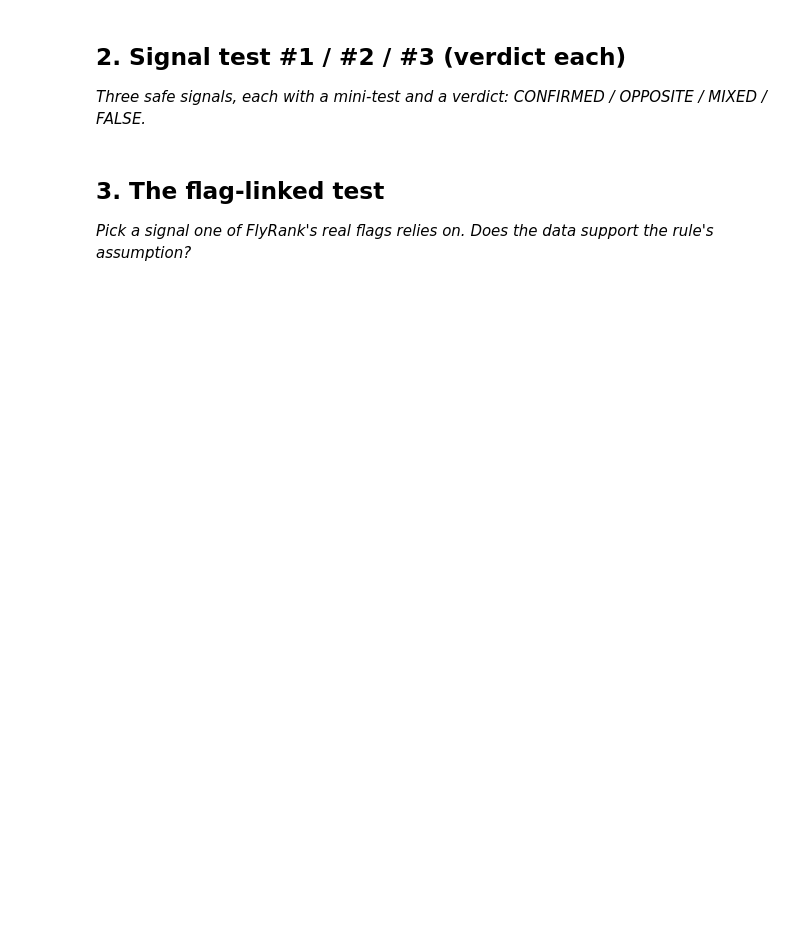
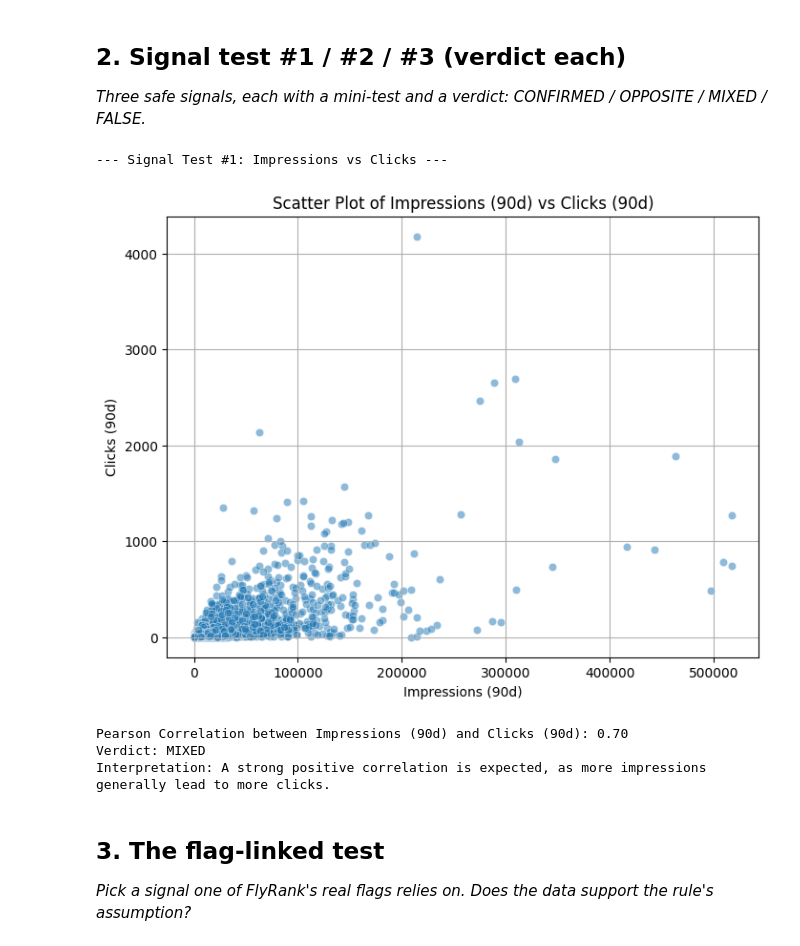
Before and after one commit to srvnkumr27/flyrank-ml-internship, a Jupyter notebook: work/notebooks/w04_signal_audit.ipynb, the cells around one changed output. Cells and saved outputs as stored; diff of their text form; code cells hidden in the pictures; blank space fills up the shorter version.

```diff
--- a/work/notebooks/w04_signal_audit.ipynb
+++ b/work/notebooks/w04_signal_audit.ipynb
@@ -14,6 +39,44 @@ This skeleton is yours to fill. Work the sections **in order** — each one has
 ## 2. Signal test #1 / #2 / #3 (verdict each)
 
 *Three safe signals, each with a mini-test and a verdict: CONFIRMED / OPPOSITE / MIXED / FALSE.*
+# %%
+import matplotlib.pyplot as plt
+import seaborn as sns
+
+# Signal Test #1: Impressions vs Clicks
+print("\n--- Signal Test #1: Impressions vs Clicks ---")
+
+# Visualize the relationship
+plt.figure(figsize=(8, 6))
+sns.scatterplot(x='impressions_90d', y='clicks_90d', data=df, alpha=0.5)
+plt.title('Scatter Plot of Impressions (90d) vs Clicks (90d)')
+plt.xlabel('Impressions (90d)')
+plt.ylabel('Clicks (90d)')
+plt.grid(True)
+plt.show()
+
+# Calculate correlation
+correlation = df['impressions_90d'].corr(df['clicks_90d'])
+print(f"Pearson Correlation between Impressions (90d) and Clicks (90d): {correlation:.2f}")
+
+# Verdict
+if correlation > 0.7:
+    verdict = "CONFIRMED"
+elif correlation < -0.7:
+    verdict = "OPPOSITE"
+elif abs(correlation) >= 0.3:
+    verdict = "MIXED"
+else:
+    verdict = "FALSE"
+
+print(f"Verdict: {verdict}")
+print("Interpretation: A strong positive correlation is expected, as more impressions generally lead to more clicks.")
+# %% [output]
+--- Signal Test #1: Impressions vs Clicks ---
+[figure, added]
+Pearson Correlation between Impressions (90d) and Clicks (90d): 0.70
+Verdict: MIXED
+Interpretation: A strong positive correlation is expected, as more impressions generally lead to more clicks.
 # %% [markdown]
 ## 3. The flag-linked test
 
```
Also changed, not shown: parts of 5 cells of this notebook.
